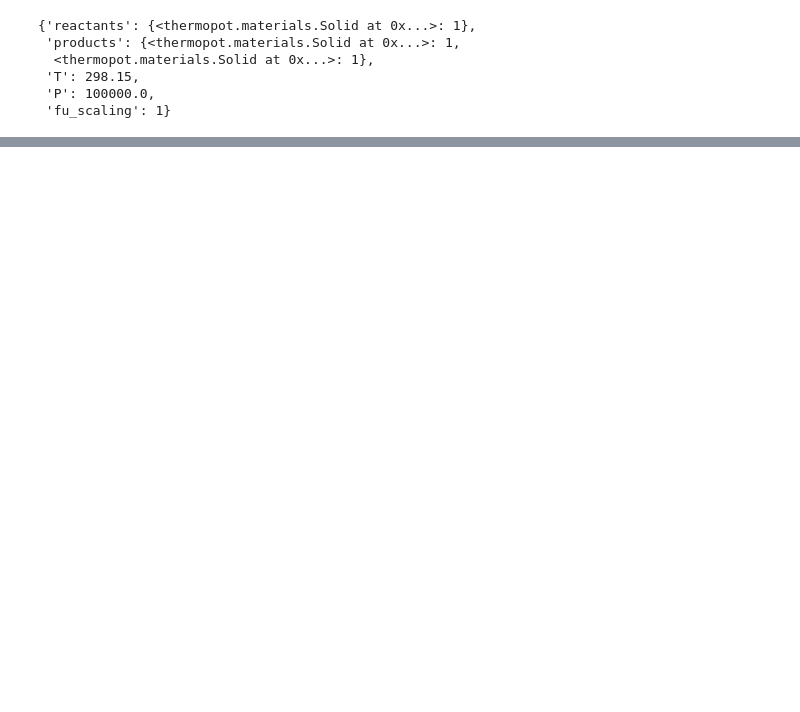
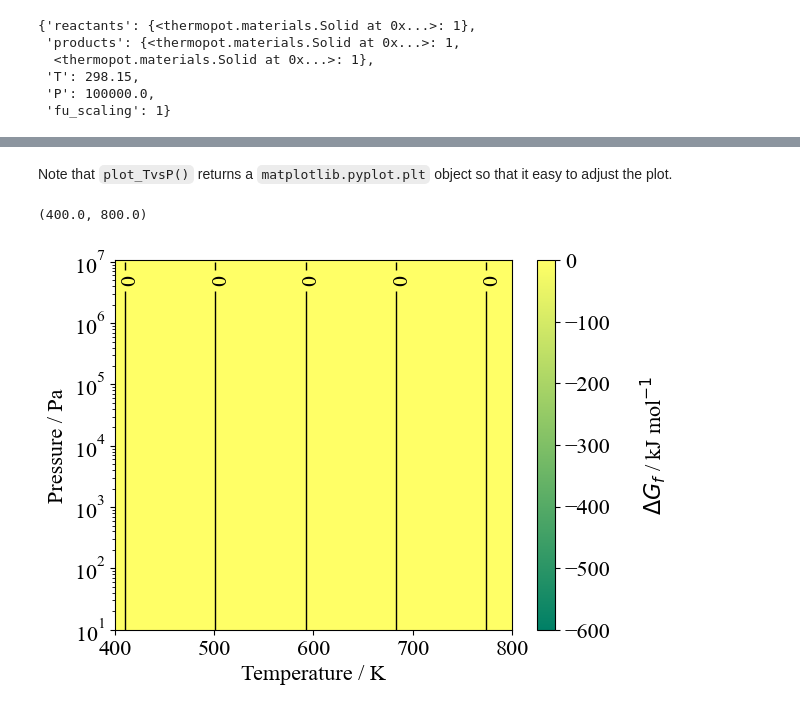
Before and after one commit to NU-CEM/ThermoPot, a Jupyter notebook: docs/tutorial.ipynb, the cells around one changed output, grey strips where cells are left out. Saved outputs shown, nothing was run; the diff lists cells and outputs as text; code cells hidden in the pictures; blank space fills up the shorter version.

```diff
--- a/docs/tutorial.ipynb
+++ b/docs/tutorial.ipynb
@@ -187,0 +187,9 @@ ImportError: cannot import name 'stability' from 'thermopot' (/Users/prakriti/de
+# %% [markdown]
+Note that `plot_TvsP()` returns a `matplotlib.pyplot.plt` object so that it easy to adjust the plot.
+# %%
+plt = gibbs.plot_TvsP()
+plt.yscale('log')
+plt.xlim([400,800])
+# %% [output]
+(400.0, 800.0)
+[figure, added]
```
Also changed, not shown: parts of 29 cells of this notebook, 6 other files.
